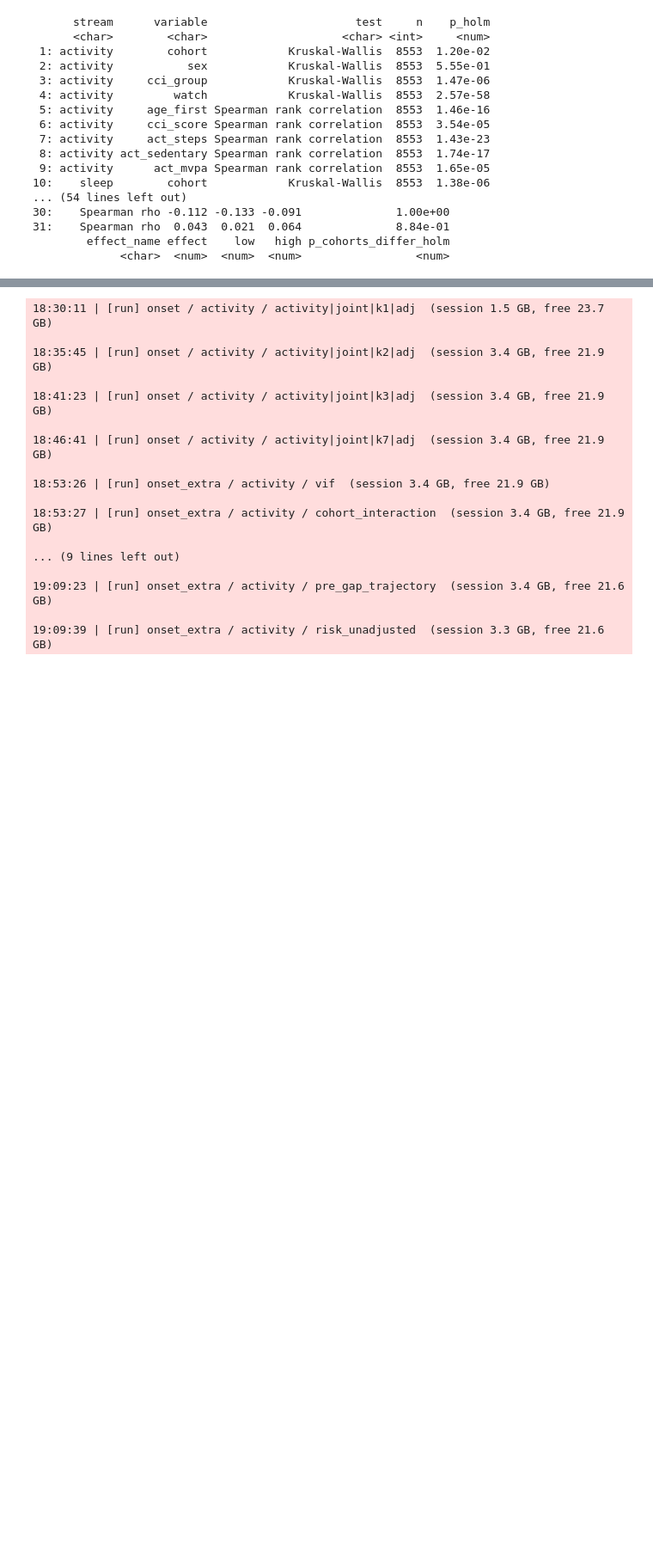
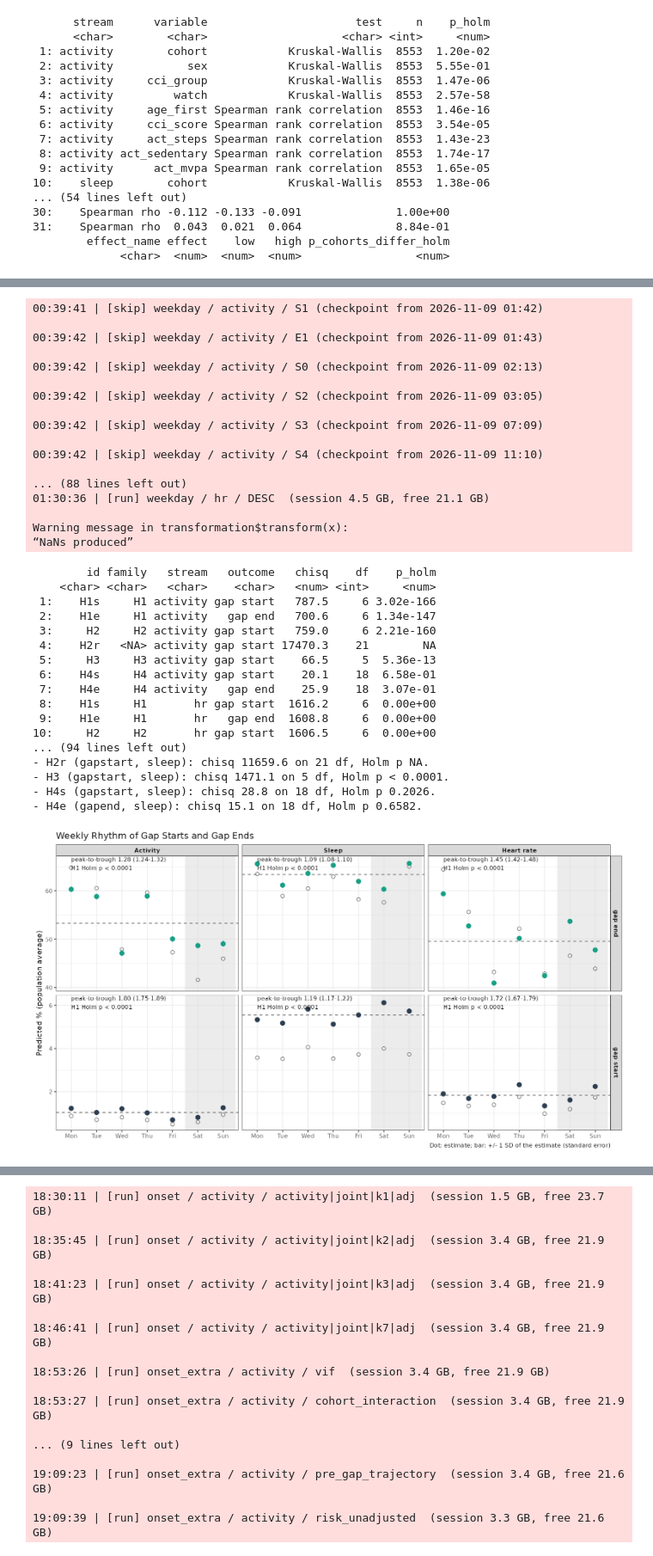
Before and after one commit to ZhuyuQ/Allofus, a Jupyter notebook: missingness/main_missing_pipeline.ipynb, the cells around one changed output, grey strips where cells are left out. Shown at 86% size. Saved outputs shown, nothing was run; the diff lists cells and outputs as text; code cells hidden in the pictures; blank space fills up the shorter version.

Commit message:
update stream plot

```diff
--- a/missingness/main_missing_pipeline.ipynb
+++ b/missingness/main_missing_pipeline.ipynb
@@ -571,0 +593,49 @@ show_figure(OUT_DIR, "wear_last_day")
+# %%
+# ==== CELL 11g   (weekly rhythm of gap starts and gap ends: calendar routine or charging cycle; own results folder OUT_DIR/weekday; the long cell: about 16 fits per stream)
+# Question: does the watch come off (gap start) or go back on (gap end, return) on particular weekdays, is that a shared calendar routine or a charging cycle (days
+# since return), and does it differ between people and cohorts? Nothing of the other analyses is read or changed: results go to OUT_DIR/weekday (tables/, figures/, checkpoints/,
+# results_summary.md). Sleep is aligned to the night it started (stored date - 1). Terms, models, tests H1-H4 and figures: STATISTICS.md 3b, MODEL_EQUATIONS.md 6.
+# Memory: each fit is as large as the primary model, with a personal weekly rhythm (random slopes) - expect minutes to hours per fit at full size; finished fits are skipped.
+OUT_WD <- file.path(OUT_DIR, "weekday")
+res <- run_missingness_pipeline(inp$day_tables, inp$persons, cfg, OUT_WD, stages = "weekday_rhythm", model_streams = c("activity", "sleep", "hr"))   # one stream at a time; re-run the cell after a crash (finished fits are skipped)
+print(res$weekday_rhythm_tests[, .(id, family, stream, outcome, chisq = round(chisq, 1), df, p_holm = signif(p_holm, 3), re_structure)])
+print(res$weekday_rhythm_summary[fit_id %in% c("S1", "E1"), .(stream, fit_id, peak_to_trough = round(peak_to_trough, 2), peak = WR_WEEKDAYS[peak_weekday + 1L], trough = WR_WEEKDAYS[trough_weekday + 1L])])
+print(res$weekday_rhythm_shrinkage)                            # share of the weekday pattern explained by days since return
+cat(readLines(file.path(OUT_WD, "results_summary.md")), sep = "\n")
+for (f_ in c("weekday_rhythm_profile", "weekday_rhythm_calendar_vs_cycle_activity", "weekday_rhythm_personal_activity", "weekday_rhythm_cohort")) show_figure(OUT_WD, f_)
+# %% [output]
+00:39:41 | [skip] weekday / activity / S1 (checkpoint from 2026-11-09 01:42)
+
+00:39:42 | [skip] weekday / activity / E1 (checkpoint from 2026-11-09 01:43)
+
+00:39:42 | [skip] weekday / activity / S0 (checkpoint from 2026-11-09 02:13)
+
+00:39:42 | [skip] weekday / activity / S2 (checkpoint from 2026-11-09 03:05)
+
+00:39:42 | [skip] weekday / activity / S3 (checkpoint from 2026-11-09 07:09)
+
+00:39:42 | [skip] weekday / activity / S4 (checkpoint from 2026-11-09 11:10)
+
+... (88 lines left out)
+01:30:36 | [run] weekday / hr / DESC  (session 4.5 GB, free 21.1 GB)
+
+Warning message in transformation$transform(x):
+“NaNs produced”
+        id family   stream   outcome   chisq    df    p_holm
+    <char> <char>   <char>    <char>   <num> <int>     <num>
+ 1:    H1s     H1 activity gap start   787.5     6 3.02e-166
+ 2:    H1e     H1 activity   gap end   700.6     6 1.34e-147
+ 3:     H2     H2 activity gap start   759.0     6 2.21e-160
+ 4:    H2r   <NA> activity gap start 17470.3    21        NA
+ 5:     H3     H3 activity gap start    66.5     5  5.36e-13
+ 6:    H4s     H4 activity gap start    20.1    18  6.58e-01
+ 7:    H4e     H4 activity   gap end    25.9    18  3.07e-01
+ 8:    H1s     H1       hr gap start  1616.2     6  0.00e+00
+ 9:    H1e     H1       hr   gap end  1608.8     6  0.00e+00
+10:     H2     H2       hr gap start  1606.5     6  0.00e+00
+... (94 lines left out)
+- H2r (gapstart, sleep): chisq 11659.6 on 21 df, Holm p NA.
+- H3 (gapstart, sleep): chisq 1471.1 on 5 df, Holm p < 0.0001.
+- H4s (gapstart, sleep): chisq 28.8 on 18 df, Holm p 0.2026.
+- H4e (gapend, sleep): chisq 15.1 on 18 df, Holm p 0.6582.
+[figure, added]
```
Also changed, not shown: parts of 5 cells of this notebook, 7 other files.
